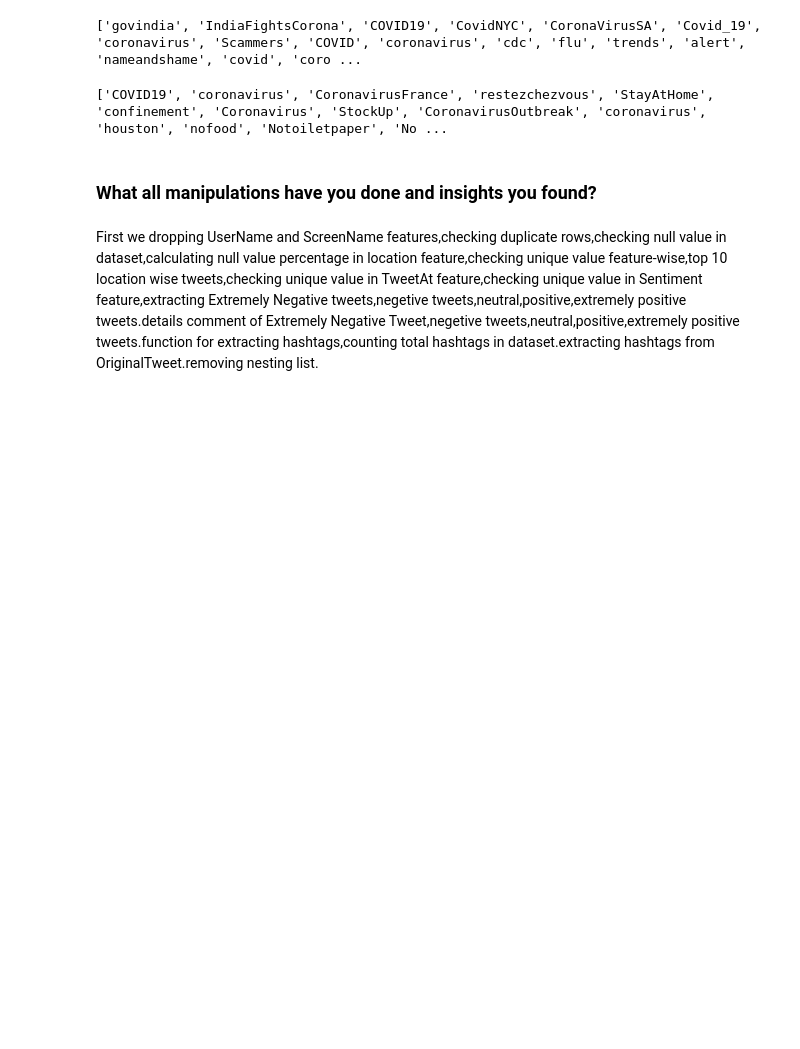
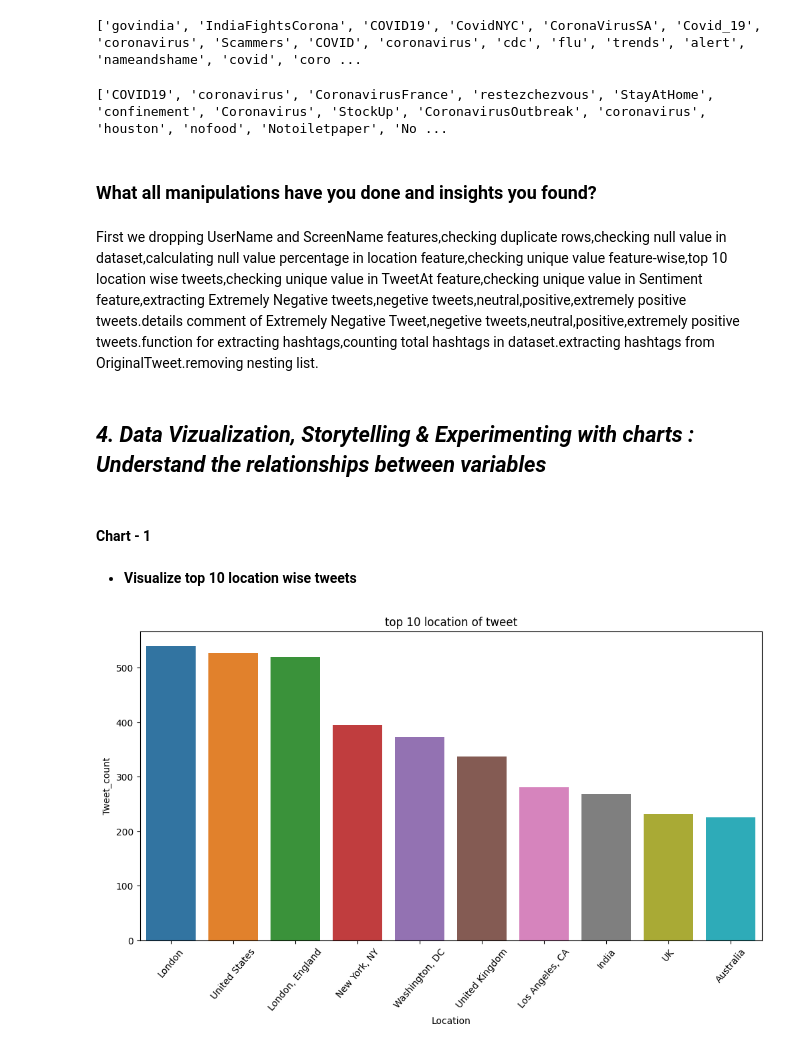
Before and after one commit to rins3005/Coronavirus_Tweet_Sentiment_Analysis_Capstone_Project, a Jupyter notebook: Rina_Patel_Coronavirus_Tweet_Sentiment_Analysis_Capstone_Project.ipynb, the cells around one changed output. Drawn from its saved outputs; the diff is of its cells as text; code cells hidden in the pictures; blank space fills up the shorter version.

```diff
--- a/Rina_Patel_Coronavirus_Tweet_Sentiment_Analysis_Capstone_Project.ipynb
+++ b/Rina_Patel_Coronavirus_Tweet_Sentiment_Analysis_Capstone_Project.ipynb
@@ -538,3 +538,19 @@ print(extreme_negative_hashtag[:100])
 ### What all manipulations have you done and insights you found?
 # %% [markdown]
 First we dropping UserName and ScreenName features,checking duplicate rows,checking null value in dataset,calculating null value percentage in location feature,checking unique value feature-wise,top 10 location wise tweets,checking unique value in TweetAt feature,checking unique value in Sentiment feature,extracting Extremely Negative tweets,negetive tweets,neutral,positive,extremely positive tweets.details comment of Extremely Negative Tweet,negetive tweets,neutral,positive,extremely positive tweets.function for extracting hashtags,counting total hashtags in dataset.extracting hashtags from OriginalTweet.removing nesting list.
+# %% [markdown]
+## ***4. Data Vizualization, Storytelling & Experimenting with charts : Understand the relationships between variables***
+# %% [markdown]
+#### Chart - 1
+# %% [markdown]
+* **Visualize top 10 location wise tweets**
+# %%
+# Chart - 1 visualization code
+#visualize top 10 location wise tweets
+plt.subplots(figsize=(12,6))
+plt.title('top 10 location of tweet')
+sns.barplot(x='Location',y='Tweet_count',data = top_10_loc_df)
+plt.xticks(rotation = 50)
+plt.show()
+# %% [output]
+[figure, added]
```
Also changed, not shown: parts of 143 cells of this notebook.
